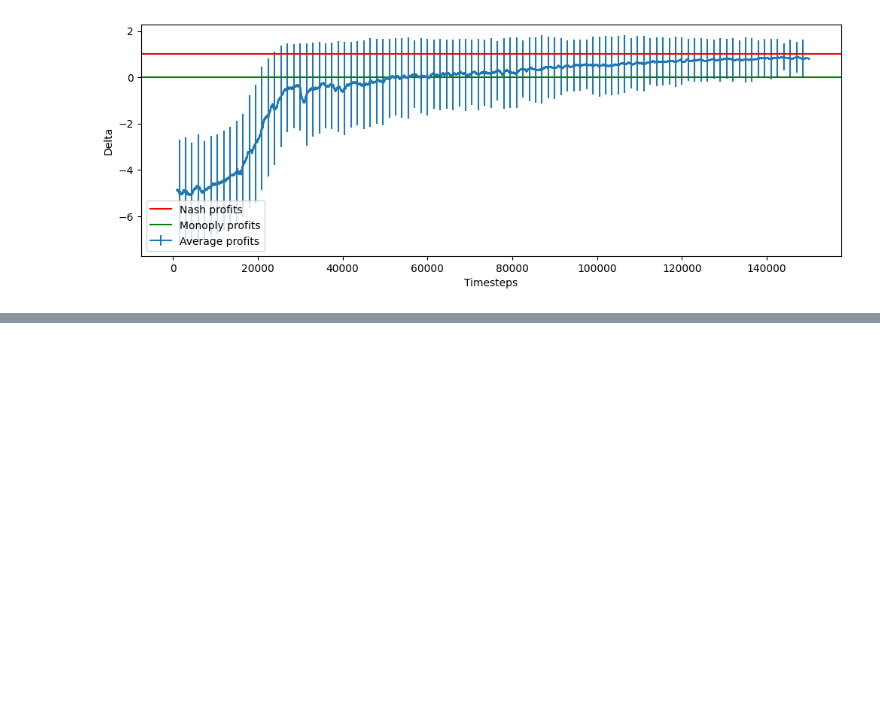
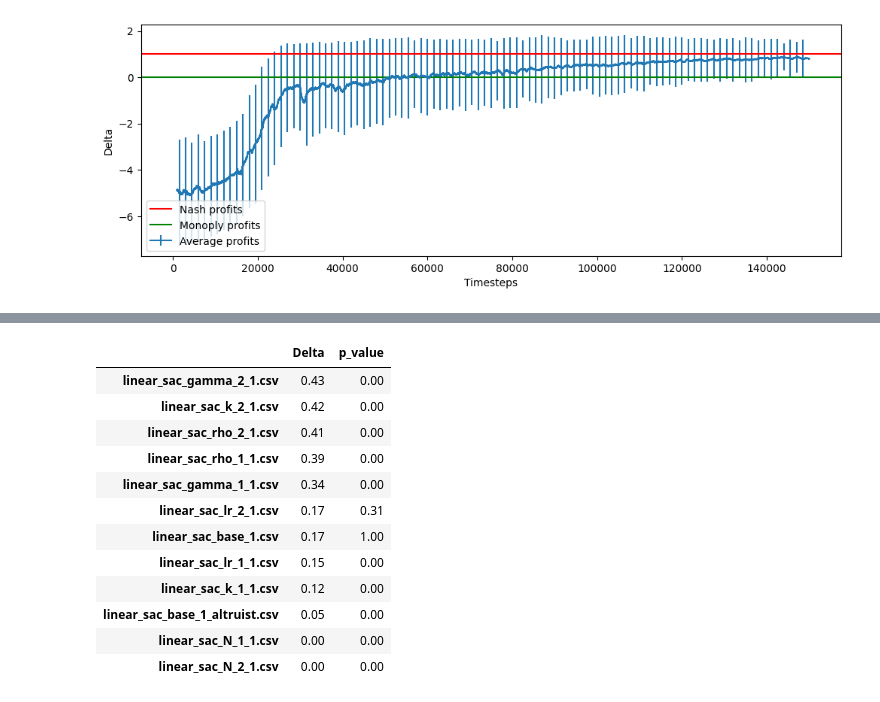
Before and after one commit to sebatinoco/rl_bertrand2, a Jupyter notebook: notebook_profe.ipynb, the cells around one changed output, grey strips where cells are left out. Cells and saved outputs as stored; diff of their text form; code cells hidden in the pictures; blank space fills up the shorter version.

```diff
--- a/notebook_profe.ipynb
+++ b/notebook_profe.ipynb
@@ -272,0 +327,46 @@ rolling_df.head()
+# %%
+import pandas as pd
+import numpy as np
+from scipy import stats
+import matplotlib.pyplot as plt
+import os
+
+env = 'linear'
+parameters = ['N', 'gamma', 'rho', 'lr', 'k']
+
+metrics = os.listdir('metrics')
+metrics = [metric for metric in metrics if (env in metric) and ('altruist' not in metric) and ('deviate' not in metric)]
+metrics += ['linear_sac_base_1_altruist.csv']
+
+delta_base = pd.read_csv('metrics/linear_sac_base_1.csv', sep = ';')['delta']
+
+results = {}
+for metric in metrics:
+
+    df_metric = pd.read_csv(f'metrics/{metric}', sep = ';')
+    delta_metric = df_metric['delta']
+    avg_delta = np.round(np.mean(delta_metric), 2)
+
+    t_statistic, p_value = stats.ttest_ind(delta_base, delta_metric)
+    p_value = np.round(p_value, 2)
+
+    results[metric] = [avg_delta, p_value]
+
+df_results = pd.DataFrame(results.values(), index = results.keys(), columns=['Delta', 'p_value'])
+df_results = df_results.sort_values(by = 'Delta', ascending = False)
+
+df_results
+# %% [output]
+|  | Delta | p_value |
+| linear_sac_gamma_2_1.csv | 0.43 | 0.00 |
+| linear_sac_k_2_1.csv | 0.42 | 0.00 |
+| linear_sac_rho_2_1.csv | 0.41 | 0.00 |
+| linear_sac_rho_1_1.csv | 0.39 | 0.00 |
+| linear_sac_gamma_1_1.csv | 0.34 | 0.00 |
+| linear_sac_lr_2_1.csv | 0.17 | 0.31 |
+| linear_sac_base_1.csv | 0.17 | 1.00 |
+| linear_sac_lr_1_1.csv | 0.15 | 0.00 |
+| linear_sac_k_1_1.csv | 0.12 | 0.00 |
+| linear_sac_base_1_altruist.csv | 0.05 | 0.00 |
+| linear_sac_N_1_1.csv | 0.00 | 0.00 |
+| linear_sac_N_2_1.csv | 0.00 | 0.00 |
```
Also changed, not shown: parts of 3 cells of this notebook, 7 other files.
